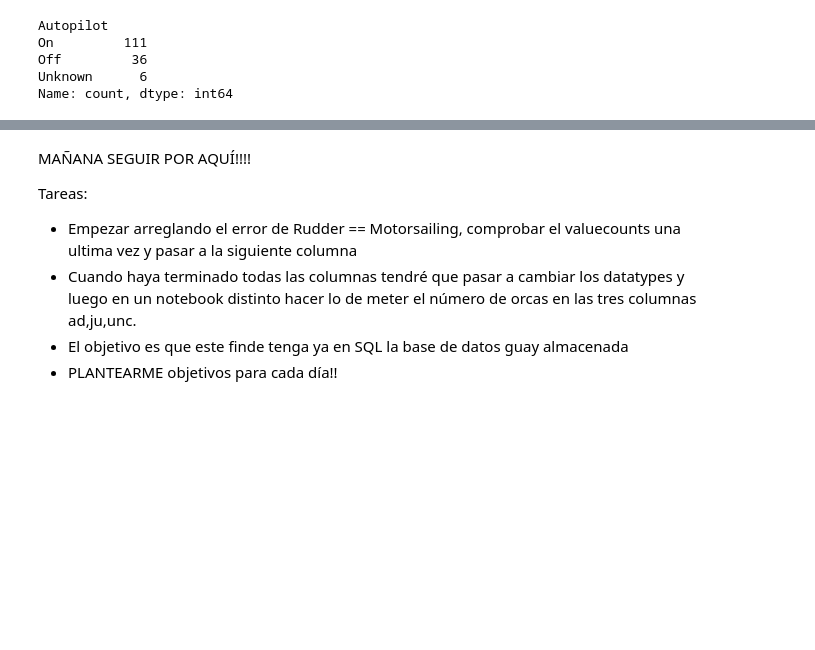
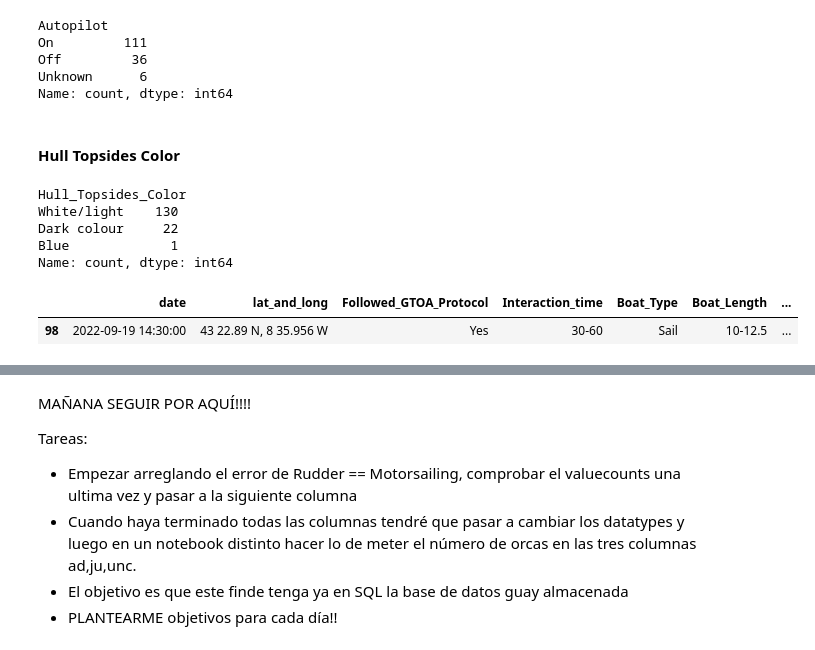
Before and after one commit to Jacobomb/Orca-interactions-in-the-Iberian-Peninsula, a Jupyter notebook: notebooks/2.DataCleaning.ipynb, the cells around one changed output, grey strips where cells are left out. Saved outputs shown, nothing was run; the diff lists cells and outputs as text; code cells hidden in the pictures; blank space fills up the shorter version.

```diff
--- a/notebooks/2.DataCleaning.ipynb
+++ b/notebooks/2.DataCleaning.ipynb
@@ -1912,3 +1912,20 @@ Unknown      6
 Name: count, dtype: int64
 # %%
 # Hecho, pasamos a la siguiente columna
+# %% [markdown]
+#### Hull Topsides Color
+# %%
+df.Hull_Topsides_Color.value_counts()
+# %% [output]
+Hull_Topsides_Color
+White/light    130
+Dark colour     22
+Blue             1
+Name: count, dtype: int64
+# %%
+# En esta pregunta, as únicas respuestas posibles son White/light o Dark colour, por lo que 'Blue'' no pertenece a esta columna. Analizamos
+
+df[df.Hull_Topsides_Color == 'Blue']
+# %% [output]
+|  | date | lat_and_long | Followed_GTOA_Protocol | Interaction_time | Boat_Type | Boat_Length | ... |
+| 98 | 2022-09-19 14:30:00 | 43 22.89 N, 8 35.956 W | Yes | 30-60 | Sail | 10-12.5 | ... |
```
Also changed, not shown: parts of 19 cells of this notebook.
